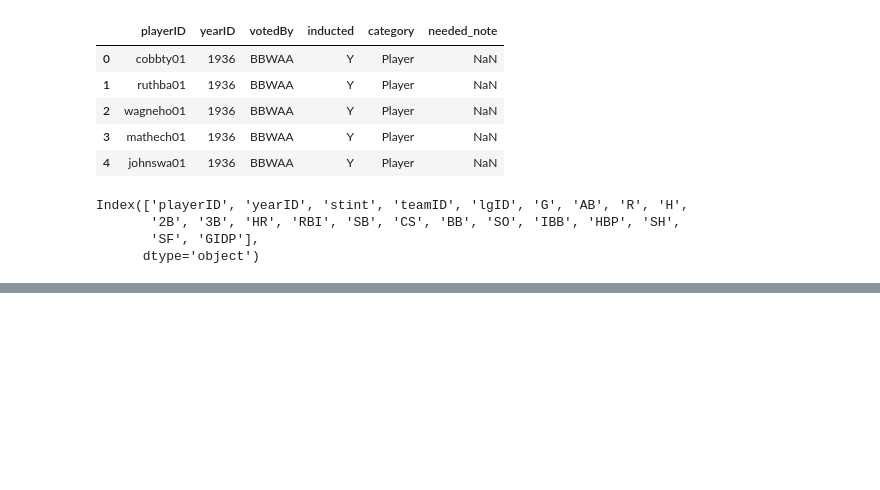
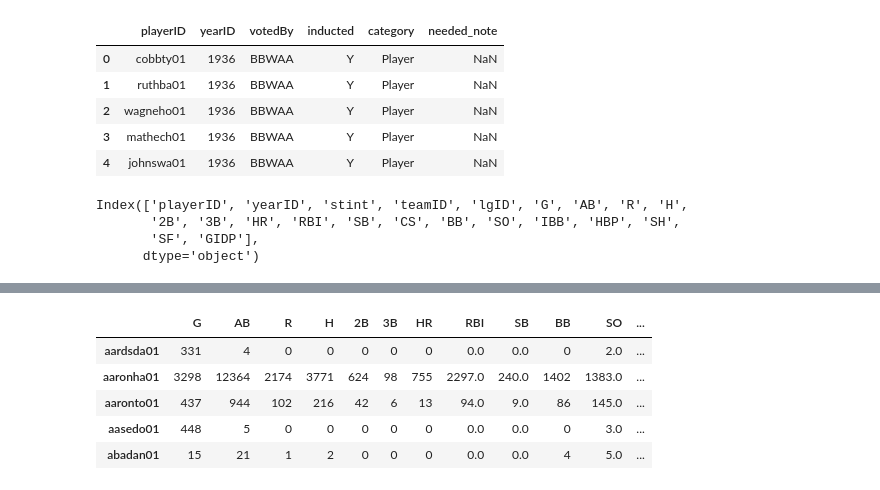
Before and after one commit to mariojrgithub/capstone, a Jupyter notebook: datacamp_codealong_classification.ipynb, the cells around one changed output, grey strips where cells are left out. Drawn from its saved outputs; the diff is of its cells as text; code cells hidden in the pictures; blank space fills up the shorter version.

```diff
--- a/datacamp_codealong_classification.ipynb
+++ b/datacamp_codealong_classification.ipynb
@@ -86,0 +192,3 @@ Index(['playerID', 'yearID', 'stint', 'teamID', 'lgID', 'G', 'AB', 'R', 'H',
+# %%
+# include each dataframe in awards_list
+awards_list = [mvp, roy, gg, ss, ws_mvp]
@@ -86,0 +215,17 @@ Index(['playerID', 'yearID', 'stint', 'teamID', 'lgID', 'G', 'AB', 'R', 'H',
+# %%
+# initialize allstar_list
+allstar_list = []
+
+# add a count for each Allstar game appearance for each player in player_stats
+for i , row in allstar_df.iterrows():
+    playerID = row['playerID']
+    if playerID in player_stats and playerID in allstar_list:
+        player_stats[playerID]['AS_games'] += 1
+    else:
+        allstar_list.append(playerID)
+        player_stats[playerID]['AS_games'] = 1
+# %%
+# filter hof_df to include only those instances where a player was inducted into HOF
+hof_df = hof_df[(hof_df['inducted'] == 'Y') & (hof_df['category'] == 'Player')]
+
+hof_df.head()
@@ -86,0 +246,11 @@ Index(['playerID', 'yearID', 'stint', 'teamID', 'lgID', 'G', 'AB', 'R', 'H',
+# %%
+# convert player_stats into a dataframe
+stats_df = pd.DataFrame.from_dict(player_stats, orient='index')
+stats_df.head()
+# %% [output]
+|  | G | AB | R | H | 2B | 3B | HR | RBI | SB | BB | SO | ... |
+| aardsda01 | 331 | 4 | 0 | 0 | 0 | 0 | 0 | 0.0 | 0.0 | 0 | 2.0 | ... |
+| aaronha01 | 3298 | 12364 | 2174 | 3771 | 624 | 98 | 755 | 2297.0 | 240.0 | 1402 | 1383.0 | ... |
+| aaronto01 | 437 | 944 | 102 | 216 | 42 | 6 | 13 | 94.0 | 9.0 | 86 | 145.0 | ... |
+| aasedo01 | 448 | 5 | 0 | 0 | 0 | 0 | 0 | 0.0 | 0.0 | 0 | 3.0 | ... |
+| abadan01 | 15 | 21 | 1 | 2 | 0 | 0 | 0 | 0.0 | 0.0 | 4 | 5.0 | ... |
```
Also changed, not shown: parts of 16 cells of this notebook.
